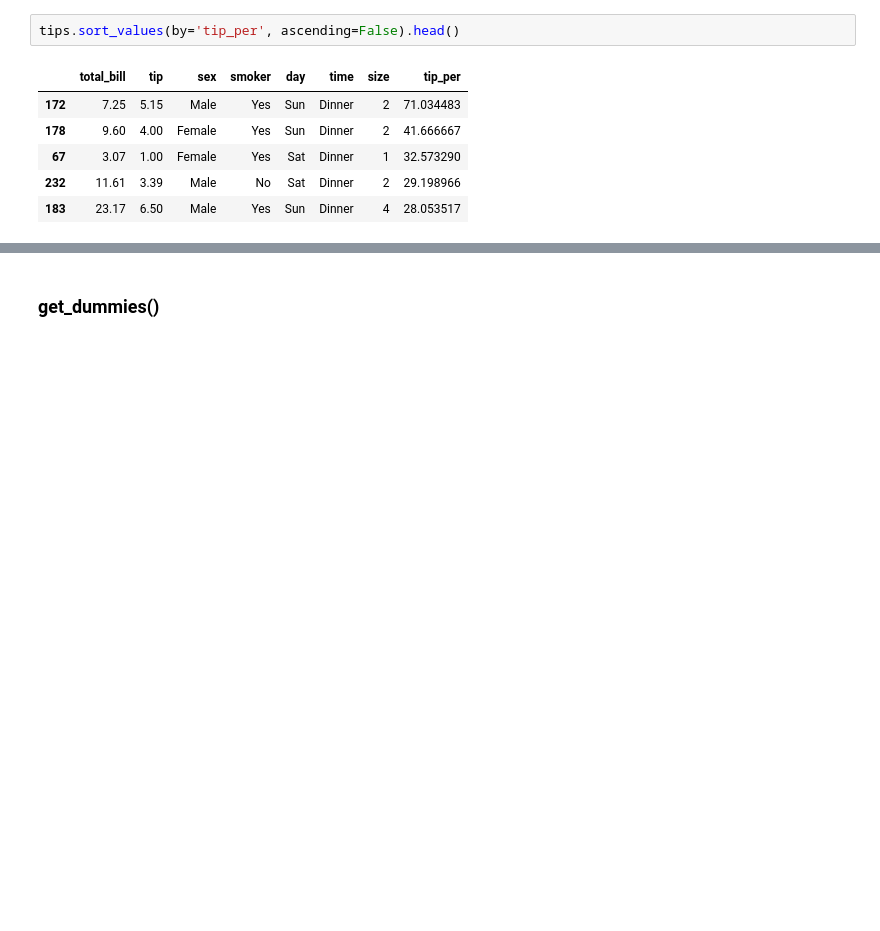
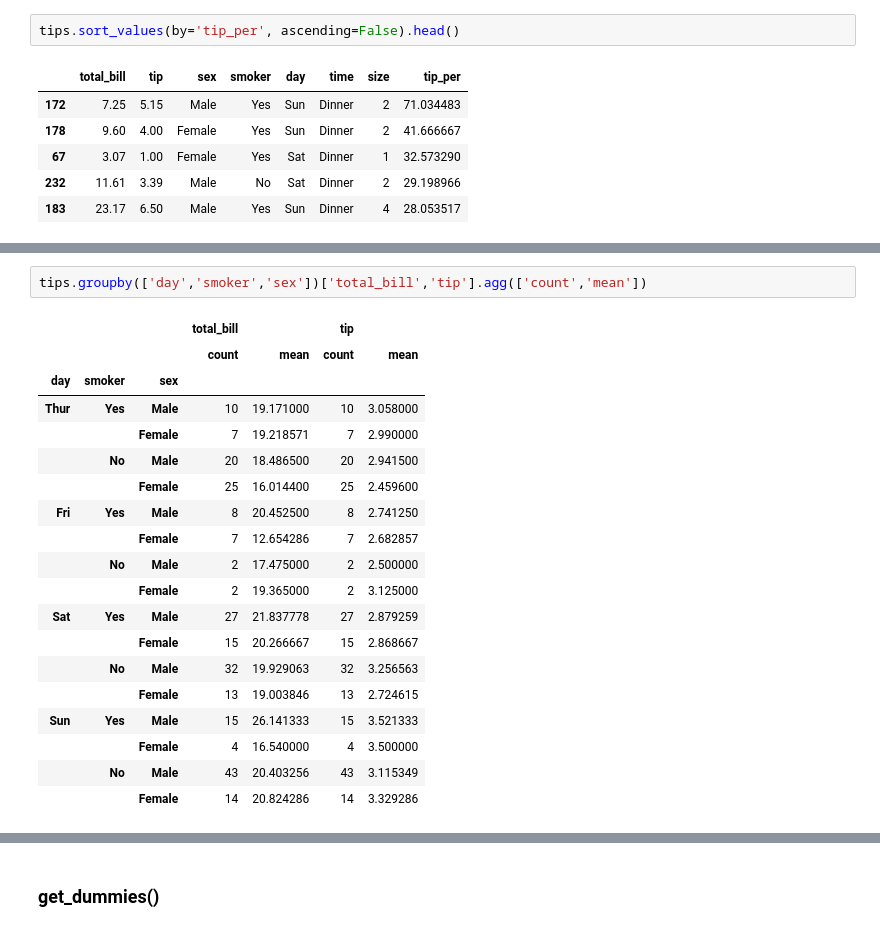
Before and after one commit to srikanthpragada/DS_03_AUG_2020, a Jupyter notebook: pandas/tips_df.ipynb, the cells around one changed output, grey strips where cells are left out. Cells and saved outputs as stored; diff of their text form; blank space fills up the shorter version.

```diff
--- a/pandas/tips_df.ipynb
+++ b/pandas/tips_df.ipynb
@@ -130 +139,23 @@ Name: total_bill, dtype: float64
+# %%
+tips.groupby(['day','smoker','sex'])['total_bill','tip'].agg(['count','mean'])
+# %% [output]
+|  |  |  | total_bill |  | tip |  |
+|  |  |  | count | mean | count | mean |
+| day | smoker | sex |  |  |  |  |
+| Thur | Yes | Male | 10 | 19.171000 | 10 | 3.058000 |
+|  |  | Female | 7 | 19.218571 | 7 | 2.990000 |
+|  | No | Male | 20 | 18.486500 | 20 | 2.941500 |
+|  |  | Female | 25 | 16.014400 | 25 | 2.459600 |
+| Fri | Yes | Male | 8 | 20.452500 | 8 | 2.741250 |
+|  |  | Female | 7 | 12.654286 | 7 | 2.682857 |
+|  | No | Male | 2 | 17.475000 | 2 | 2.500000 |
+|  |  | Female | 2 | 19.365000 | 2 | 3.125000 |
+| Sat | Yes | Male | 27 | 21.837778 | 27 | 2.879259 |
+|  |  | Female | 15 | 20.266667 | 15 | 2.868667 |
+|  | No | Male | 32 | 19.929063 | 32 | 3.256563 |
+|  |  | Female | 13 | 19.003846 | 13 | 2.724615 |
+| Sun | Yes | Male | 15 | 26.141333 | 15 | 3.521333 |
+|  |  | Female | 4 | 16.540000 | 4 | 3.500000 |
+|  | No | Male | 43 | 20.403256 | 43 | 3.115349 |
+|  |  | Female | 14 | 20.824286 | 14 | 3.329286 |
 # %%
```
Also changed, not shown: parts of 17 cells of this notebook, 1 other file.
